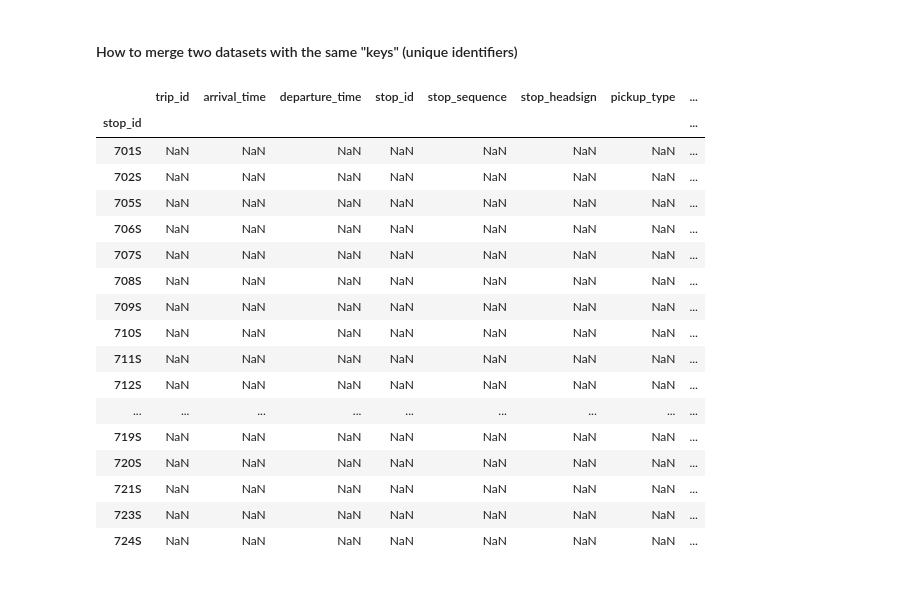
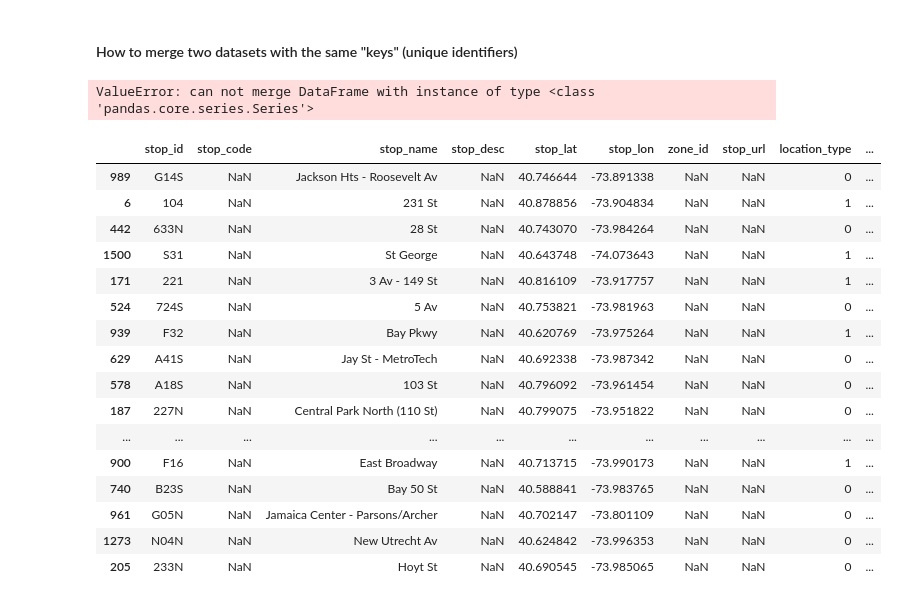
Before and after one commit to jonram91/MTAProject1, a Jupyter notebook: Project 1_JR.ipynb, the cells around one changed output. Drawn from its saved outputs; the diff is of its cells as text; code cells hidden in the pictures.

```diff
--- a/Project 1_JR.ipynb
+++ b/Project 1_JR.ipynb
@@ -72,7 +72,11 @@ len(stop_times.stop_id.unique())
 # %% [markdown]
 <h4> Try to get a summary table of the stop_times to get a sense of the distribution of stops. </h4>
 # %%
-stop_times_aggregated = stop_times.groupby(['stop_id']).count()
+stop_times_aggregated = (stop_times.
+                         groupby(['stop_id'],
+                                 as_index= 'False').
+                                 count().
+                                 reset_index())
 # %%
 stop_times_aggregated['trip_id'].hist()
 # %% [output]
@@ -91,21 +118,24 @@ merged_stop_data = pd.concat([stop_times, stop_times_aggregated['total_trips']],
+# %%
+merged_stop_data = stops.merge(stop_times_aggregated['total_trips'], on = 'stop_id', how = 'left')
+# %% [output]
+ValueError: can not merge DataFrame with instance of type <class 'pandas.core.series.Series'>
 # %%
-merged_stop_data.head(20)
+merged_stop_data.sample(20)
 # %% [output]
-|  | trip_id | arrival_time | departure_time | stop_id | stop_sequence | stop_headsign | pickup_type | ... |
-| stop_id |  |  |  |  |  |  |  | ... |
-| 701S | NaN | NaN | NaN | NaN | NaN | NaN | NaN | ... |
-| 702S | NaN | NaN | NaN | NaN | NaN | NaN | NaN | ... |
-| 705S | NaN | NaN | NaN | NaN | NaN | NaN | NaN | ... |
-| 706S | NaN | NaN | NaN | NaN | NaN | NaN | NaN | ... |
-| 707S | NaN | NaN | NaN | NaN | NaN | NaN | NaN | ... |
-| 708S | NaN | NaN | NaN | NaN | NaN | NaN | NaN | ... |
-| 709S | NaN | NaN | NaN | NaN | NaN | NaN | NaN | ... |
-| 710S | NaN | NaN | NaN | NaN | NaN | NaN | NaN | ... |
-| 711S | NaN | NaN | NaN | NaN | NaN | NaN | NaN | ... |
-| 712S | NaN | NaN | NaN | NaN | NaN | NaN | NaN | ... |
-| ... | ... | ... | ... | ... | ... | ... | ... | ... |
-| 719S | NaN | NaN | NaN | NaN | NaN | NaN | NaN | ... |
-| 720S | NaN | NaN | NaN | NaN | NaN | NaN | NaN | ... |
-| 721S | NaN | NaN | NaN | NaN | NaN | NaN | NaN | ... |
-| 723S | NaN | NaN | NaN | NaN | NaN | NaN | NaN | ... |
-| 724S | NaN | NaN | NaN | NaN | NaN | NaN | NaN | ... |
+|  | stop_id | stop_code | stop_name | stop_desc | stop_lat | stop_lon | zone_id | stop_url | location_type | ... |
+| 989 | G14S | NaN | Jackson Hts - Roosevelt Av | NaN | 40.746644 | -73.891338 | NaN | NaN | 0 | ... |
+| 6 | 104 | NaN | 231 St | NaN | 40.878856 | -73.904834 | NaN | NaN | 1 | ... |
+| 442 | 633N | NaN | 28 St | NaN | 40.743070 | -73.984264 | NaN | NaN | 0 | ... |
+| 1500 | S31 | NaN | St George | NaN | 40.643748 | -74.073643 | NaN | NaN | 1 | ... |
+| 171 | 221 | NaN | 3 Av - 149 St | NaN | 40.816109 | -73.917757 | NaN | NaN | 1 | ... |
+| 524 | 724S | NaN | 5 Av | NaN | 40.753821 | -73.981963 | NaN | NaN | 0 | ... |
+| 939 | F32 | NaN | Bay Pkwy | NaN | 40.620769 | -73.975264 | NaN | NaN | 1 | ... |
+| 629 | A41S | NaN | Jay St - MetroTech | NaN | 40.692338 | -73.987342 | NaN | NaN | 0 | ... |
+| 578 | A18S | NaN | 103 St | NaN | 40.796092 | -73.961454 | NaN | NaN | 0 | ... |
+| 187 | 227N | NaN | Central Park North (110 St) | NaN | 40.799075 | -73.951822 | NaN | NaN | 0 | ... |
+| ... | ... | ... | ... | ... | ... | ... | ... | ... | ... | ... |
+| 900 | F16 | NaN | East Broadway | NaN | 40.713715 | -73.990173 | NaN | NaN | 1 | ... |
+| 740 | B23S | NaN | Bay 50 St | NaN | 40.588841 | -73.983765 | NaN | NaN | 0 | ... |
+| 961 | G05N | NaN | Jamaica Center - Parsons/Archer | NaN | 40.702147 | -73.801109 | NaN | NaN | 0 | ... |
+| 1273 | N04N | NaN | New Utrecht Av | NaN | 40.624842 | -73.996353 | NaN | NaN | 0 | ... |
+| 205 | 233N | NaN | Hoyt St | NaN | 40.690545 | -73.985065 | NaN | NaN | 0 | ... |
```
Also changed, not shown: parts of 3 cells of this notebook.
